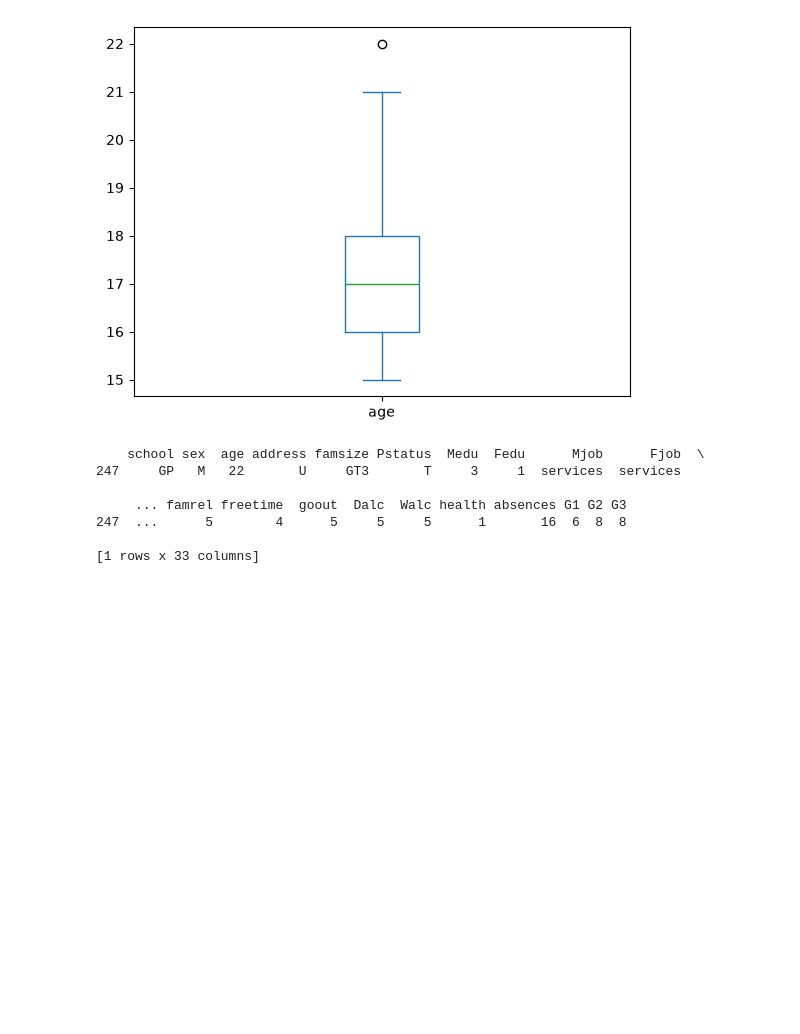
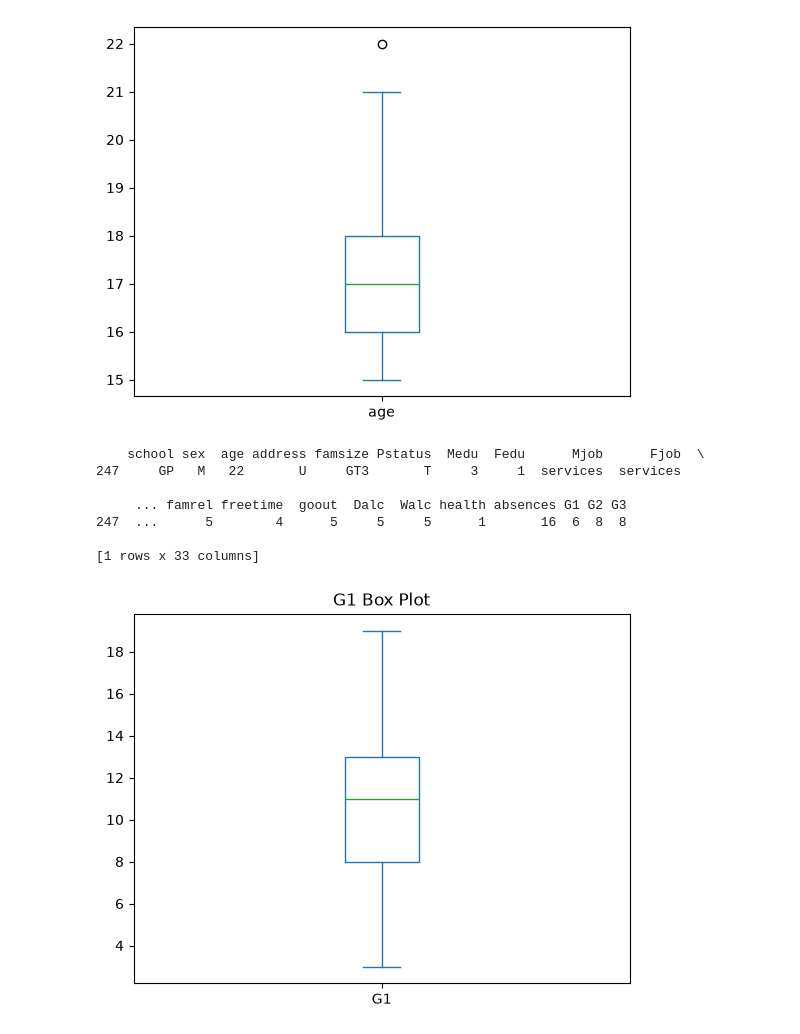
Before and after one commit to Ayusshi/student_exam_pass_prediction, a Jupyter notebook: notebooks/Student_Exam_Pass_Prediction.ipynb, the cells around one changed output. Drawn from its saved outputs; the diff is of its cells as text; code cells hidden in the pictures; blank space fills up the shorter version.

```diff
--- a/notebooks/Student_Exam_Pass_Prediction.ipynb
+++ b/notebooks/Student_Exam_Pass_Prediction.ipynb
@@ -136,3 +136,9 @@ print(outliers)
 247  ...      5        4      5     5     5      1       16  6  8  8
 
 [1 rows x 33 columns]
+# %%
+df["G1"].plot(kind="box")
+plt.title("G1 Box Plot")
+plt.show()
+# %% [output]
+[figure, added]
```
Also changed, not shown: parts of 3 cells of this notebook.
